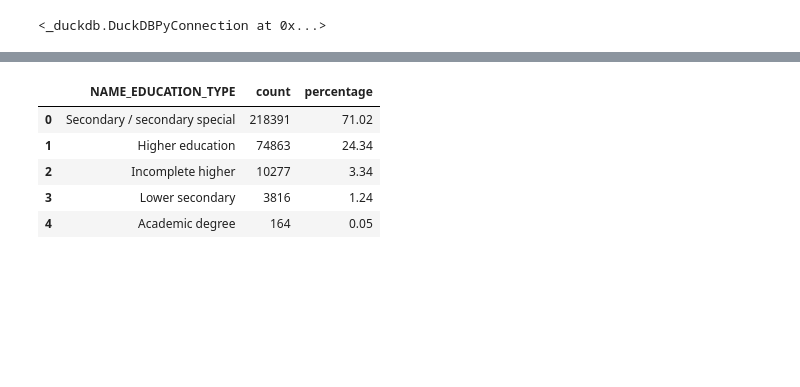
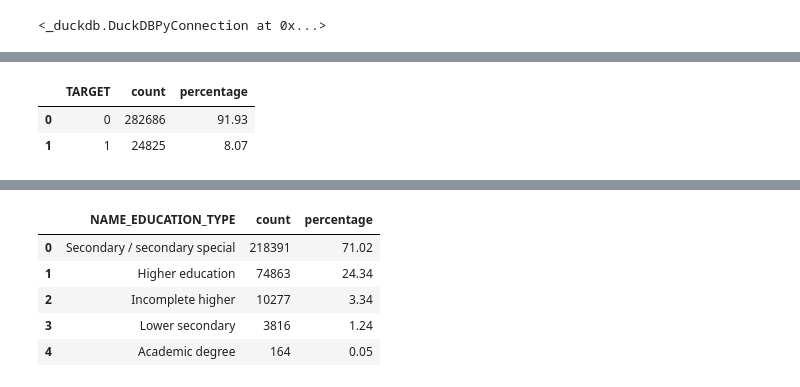
Before and after one commit to dimitrimovila/credit_risk_model, a Jupyter notebook: 01_eda_and_sql.ipynb, the cells around one changed output, grey strips where cells are left out. Drawn from its saved outputs; the diff is of its cells as text; code cells hidden in the pictures; blank space fills up the shorter version.

Commit message:
presentability and order

```diff
--- a/01_eda_and_sql.ipynb
+++ b/01_eda_and_sql.ipynb
@@ -87,0 +139,18 @@ Exploration
+# %%
+# Check class balance for TARGET in app_train
+target_balance_df_query = """
+SELECT
+    TARGET,
+    COUNT(*) AS count,
+    ROUND(100.0 * COUNT(*) / (SELECT COUNT(*) FROM app_train), 2) AS percentage
+FROM app_train
+GROUP BY TARGET
+ORDER BY TARGET;
+"""
+
+target_balance_df = con.execute(target_balance_df_query).df()
+display(target_balance_df)
+# %% [output]
+|  | TARGET | count | percentage |
+| 0 | 0 | 282686 | 91.93 |
+| 1 | 1 | 24825 | 8.07 |
```
Also changed, not shown: parts of 54 cells of this notebook.
